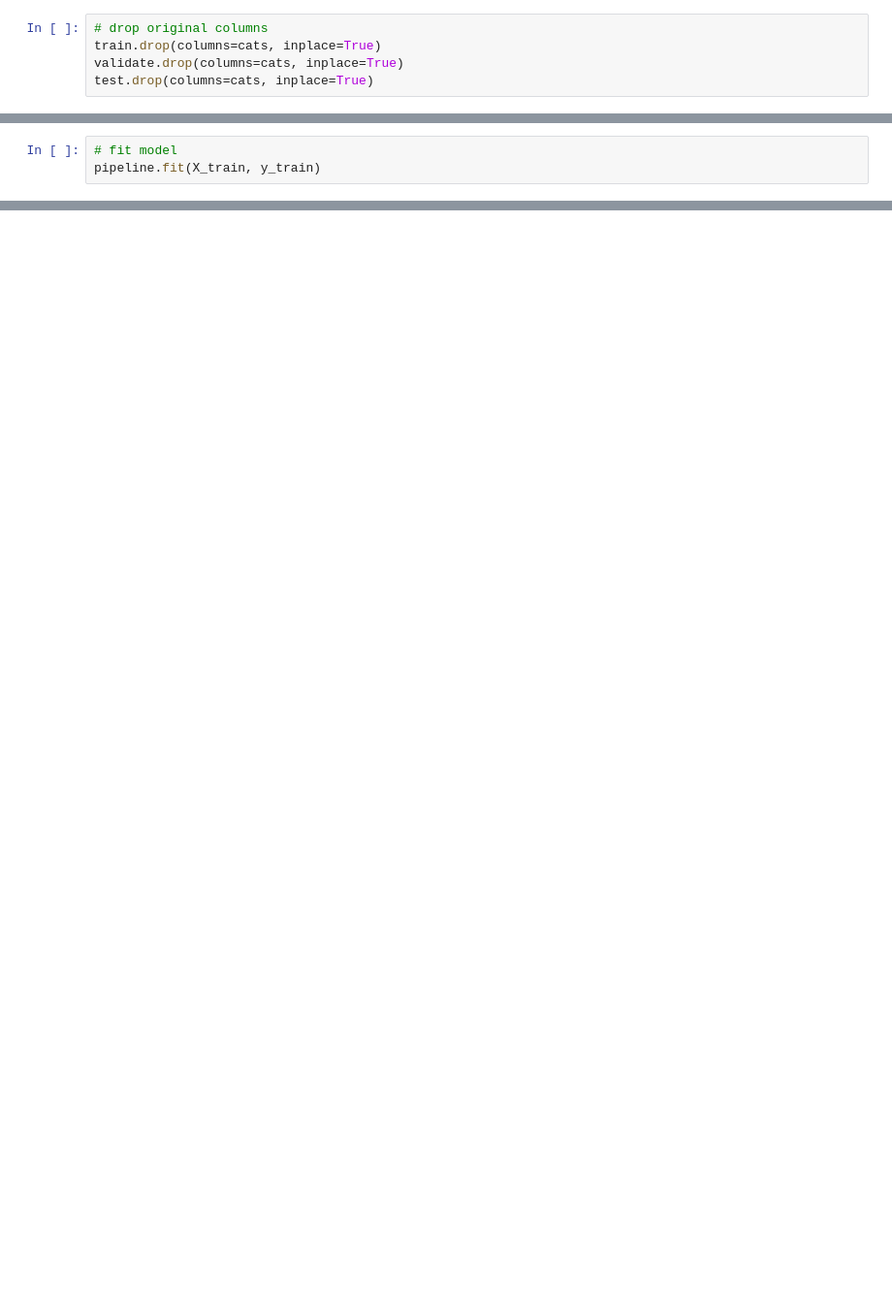
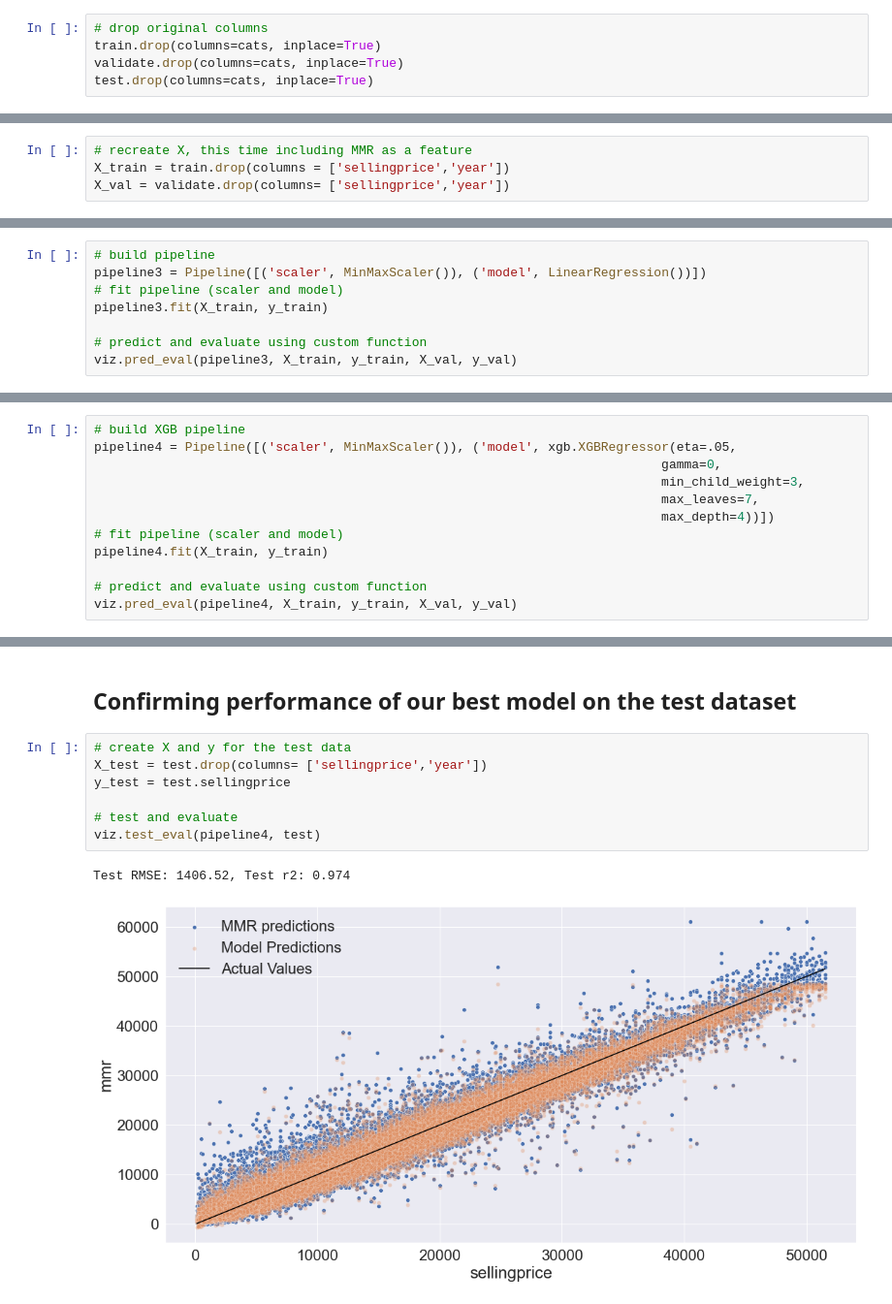
Before and after one commit to DanChurchill/car_price_predictor, a Jupyter notebook: final_report.ipynb, the cells around one changed output, grey strips where cells are left out. Shown at 97% size. Drawn from its saved outputs; the diff is of its cells as text; blank space fills up the shorter version.

```diff
--- a/final_report.ipynb
+++ b/final_report.ipynb
@@ -377,3 +408,0 @@ pipeline = Pipeline([('scaler', MinMaxScaler()), ('model', xgb.XGBRegressor(eta=
-# %%
-# fit model
-pipeline.fit(X_train, y_train)
@@ -414,0 +411,4 @@ viz.results_plot(validate, yhat_val)
+# %%
+# recreate X, this time including MMR as a feature
+X_train = train.drop(columns = ['sellingprice','year'])
+X_val = validate.drop(columns= ['sellingprice','year'])
@@ -414,0 +417,8 @@ viz.results_plot(validate, yhat_val)
+# %%
+# build pipeline
+pipeline3 = Pipeline([('scaler', MinMaxScaler()), ('model', LinearRegression())])
+# fit pipeline (scaler and model)
+pipeline3.fit(X_train, y_train)
+
+# predict and evaluate using custom function
+viz.pred_eval(pipeline3, X_train, y_train, X_val, y_val)
@@ -414,0 +432,12 @@ viz.results_plot(validate, yhat_val)
+# %%
+# build XGB pipeline
+pipeline4 = Pipeline([('scaler', MinMaxScaler()), ('model', xgb.XGBRegressor(eta=.05,
+                                                                           gamma=0,
+                                                                           min_child_weight=3,
+                                                                           max_leaves=7,
+                                                                           max_depth=4))])
+# fit pipeline (scaler and model)
+pipeline4.fit(X_train, y_train)
+
+# predict and evaluate using custom function
+viz.pred_eval(pipeline4, X_train, y_train, X_val, y_val)
@@ -414,0 +449,12 @@ viz.results_plot(validate, yhat_val)
+# %% [markdown]
+## Confirming performance of our best model on the test dataset
+# %%
+# create X and y for the test data
+X_test = test.drop(columns= ['sellingprice','year'])
+y_test = test.sellingprice
+
+# test and evaluate
+viz.test_eval(pipeline4, test)
+# %% [output]
+Test RMSE: 1406.52, Test r2: 0.974
+[figure, added]
```
Also changed, not shown: parts of 97 cells of this notebook, 2 other files.
